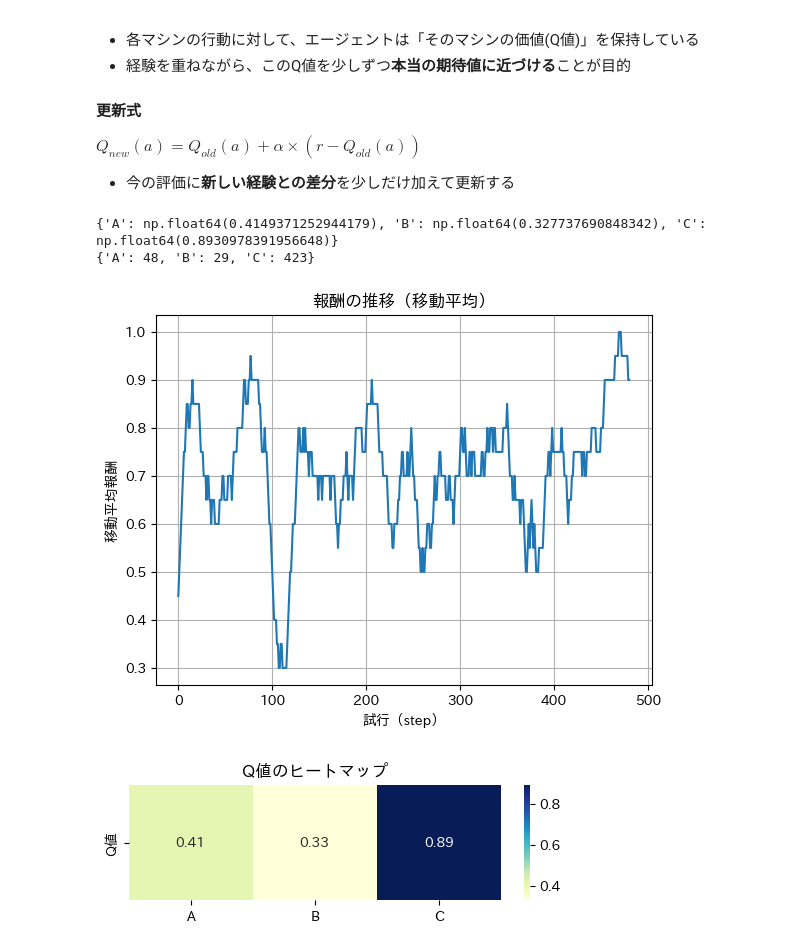
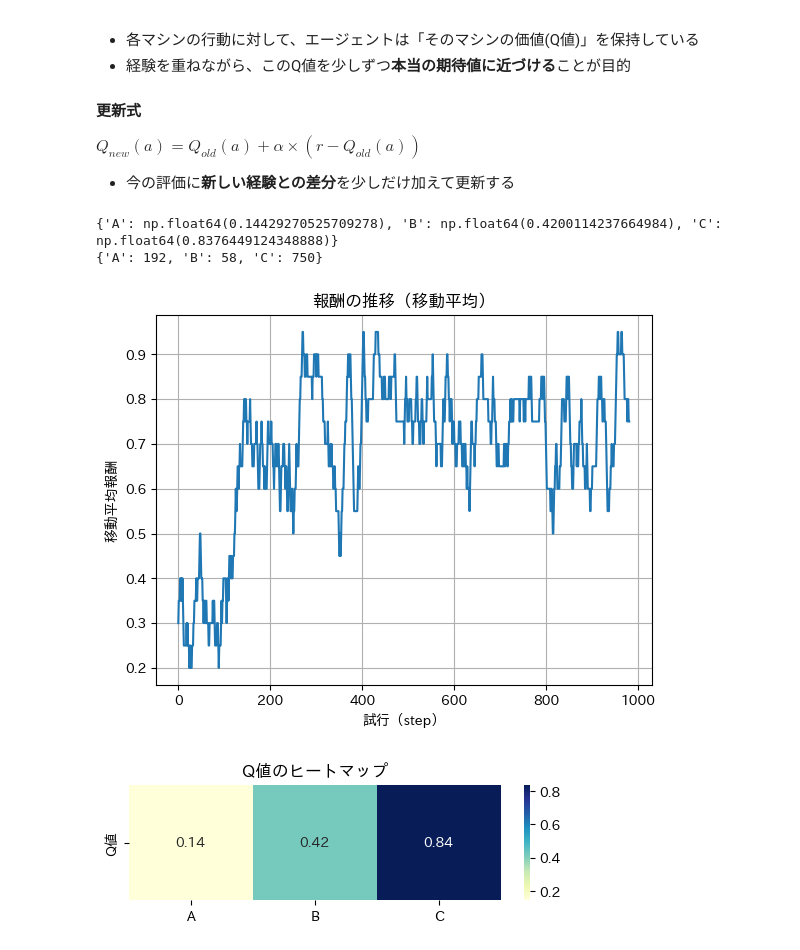
Before and after one commit to Yusuke-Kuribayashi/rl_robotics_tutorial, a Jupyter notebook: bandit_problem/main.ipynb, the cells around one changed output. Drawn from its saved outputs; the diff is of its cells as text; code cells hidden in the pictures.

```diff
--- a/bandit_problem/main.ipynb
+++ b/bandit_problem/main.ipynb
@@ -61,7 +61,7 @@ def update_q(q_table:list, machine_type:str, reward:int, lr=0.05)->dict:
 # q-tableの初期化
 q_table = { 'A': 0.0, 'B': 0.0, 'C': 0.0 }
 # ハイパパラメータ
-steps = 500
+steps = 1_000
 ipsilon = 0.2
 lr = 0.05
 
@@ -75,36 +75,36 @@ for i in range(steps):
     machine_type = choice_machine(q_table=q_table,
                                   ipsilon=ipsilon)
 
     # 報酬獲得
     is_reward = get_reward(machine_type=machine_type)
 
     # Q-tableの更新
     q_table = update_q(q_table=q_table,
                        machine_type=machine_type,
                        reward=is_reward,
                        lr=lr)
 
     # データ格納
     rewards.append(is_reward)
     counts_machine[machine_type] += 1
 
 print(q_table)
 print(counts_machine)
 
 # 報酬の可視化
 window = 20
 moving_avg = np.convolve(rewards, np.ones(window)/window, mode='valid')
 
 plt.plot(moving_avg)
 plt.xlabel("試行（step）")
 plt.ylabel("移動平均報酬")
 plt.title("報酬の推移（移動平均）")
 plt.grid()
 plt.show()
 # %% [output]
-{'A': np.float64(0.4149371252944179), 'B': np.float64(0.327737690848342), 'C': np.float64(0.8930978391956648)}
-{'A': 48, 'B': 29, 'C': 423}
+{'A': np.float64(0.14429270525709278), 'B': np.float64(0.4200114237664984), 'C': np.float64(0.8376449124348888)}
+{'A': 192, 'B': 58, 'C': 750}
-[figure, old version]
+[figure, new version]
 # %%
 
 
@@ -121,4 +121,4 @@ def plot_q_heatmap(q_table):
 
 plot_q_heatmap(q_table)
 # %% [output]
-[figure, old version]
+[figure, new version]
```
Also changed, not shown: 2 other files.
